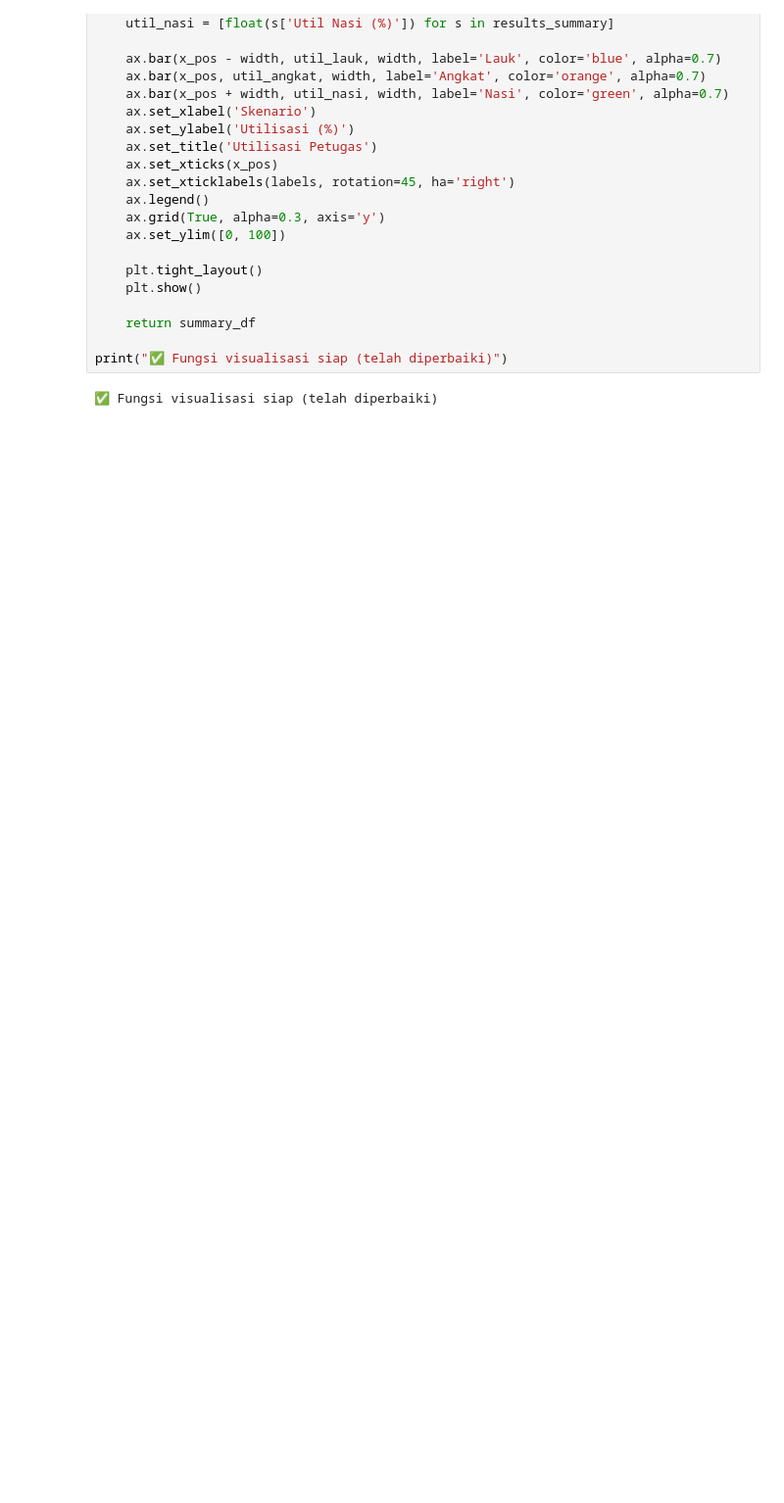
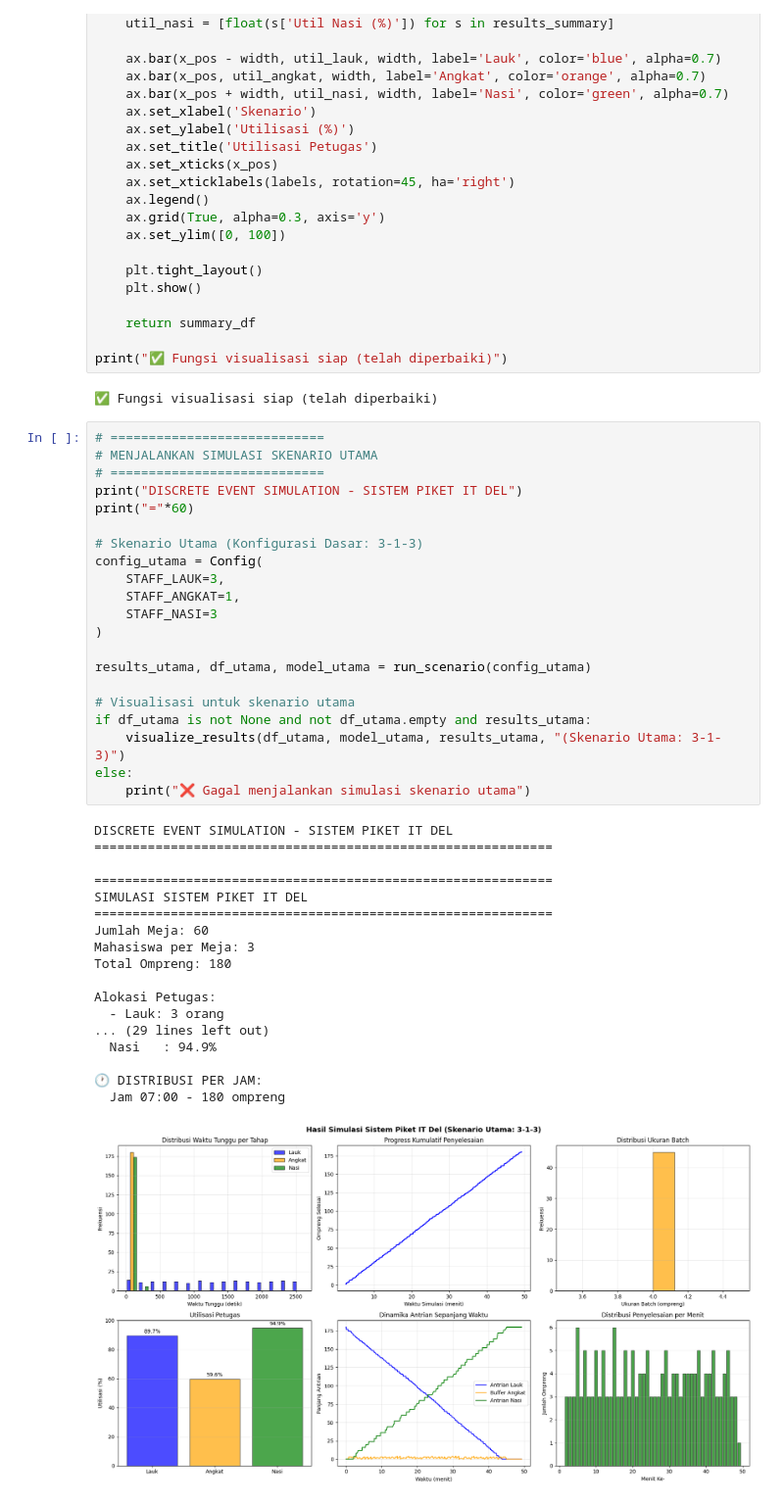
Before and after one commit to hasrasitanggang-cmyk/modsim-2026-p3-ifs25048_Hasra, a Jupyter notebook: simulasi_piket.ipynb, the cells around one changed output. Shown at 98% size. Saved outputs shown, nothing was run; the diff lists cells and outputs as text; blank space fills up the shorter version.

```diff
--- a/simulasi_piket.ipynb
+++ b/simulasi_piket.ipynb
@@ -657,3 +657,43 @@ def sensitivity_analysis():
 print("✅ Fungsi visualisasi siap (telah diperbaiki)")
 # %% [output]
 ✅ Fungsi visualisasi siap (telah diperbaiki)
+# %%
+# ============================
+# MENJALANKAN SIMULASI SKENARIO UTAMA
+# ============================
+print("DISCRETE EVENT SIMULATION - SISTEM PIKET IT DEL")
+print("="*60)
+
+# Skenario Utama (Konfigurasi Dasar: 3-1-3)
+config_utama = Config(
+    STAFF_LAUK=3,
+    STAFF_ANGKAT=1,
+    STAFF_NASI=3
+)
+
+results_utama, df_utama, model_utama = run_scenario(config_utama)
+
+# Visualisasi untuk skenario utama
+if df_utama is not None and not df_utama.empty and results_utama:
+    visualize_results(df_utama, model_utama, results_utama, "(Skenario Utama: 3-1-3)")
+else:
+    print("❌ Gagal menjalankan simulasi skenario utama")
+# %% [output]
+DISCRETE EVENT SIMULATION - SISTEM PIKET IT DEL
+============================================================
+
+============================================================
+SIMULASI SISTEM PIKET IT DEL
+============================================================
+Jumlah Meja: 60
+Mahasiswa per Meja: 3
+Total Ompreng: 180
+
+Alokasi Petugas:
+  - Lauk: 3 orang
+... (29 lines left out)
+  Nasi   : 94.9%
+
+🕐 DISTRIBUSI PER JAM:
+  Jam 07:00 - 180 ompreng
+[figure, added]
```
Also changed, not shown: parts of 5 cells of this notebook, 2 other files.
